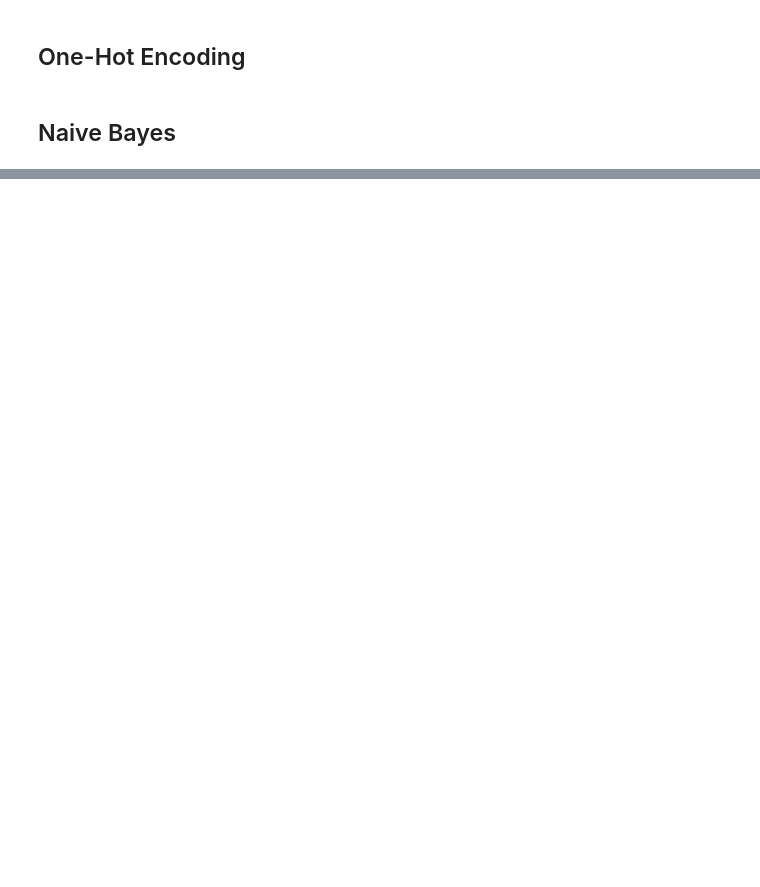
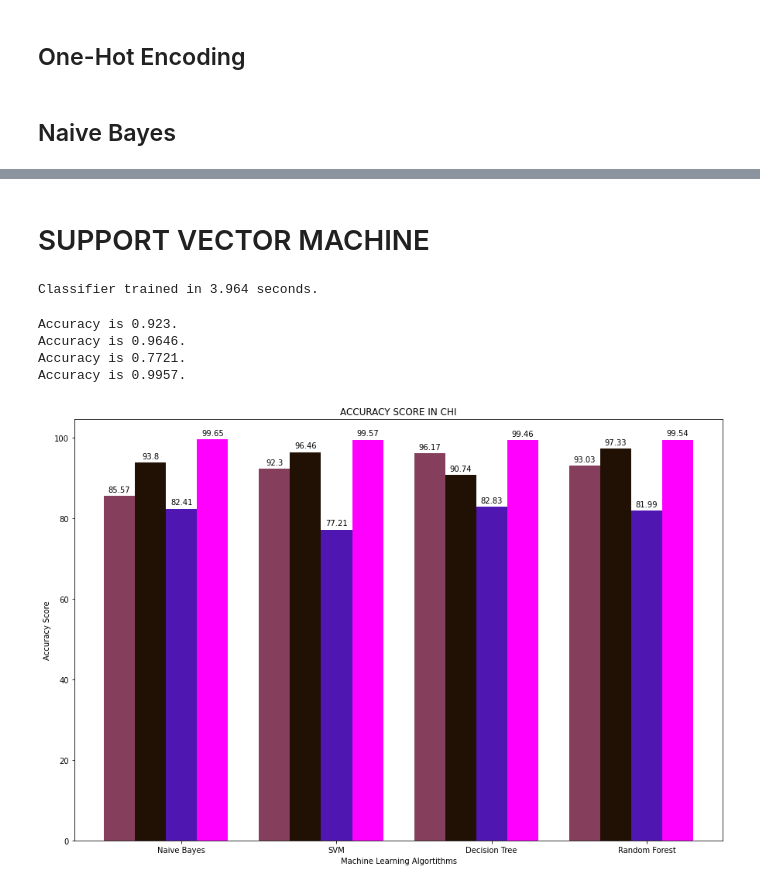
Before and after one commit to Bezes13/LSC, a Jupyter notebook: Projekt_NIDS/NIDS_Belzer_Wendt_main.ipynb, the cells around one changed output, grey strips where cells are left out. Saved outputs shown, nothing was run; the diff lists cells and outputs as text; code cells hidden in the pictures; blank space fills up the shorter version.

```diff
--- a/Projekt_NIDS/NIDS_Belzer_Wendt_main.ipynb
+++ b/Projekt_NIDS/NIDS_Belzer_Wendt_main.ipynb
@@ -583,3 +643,6 @@ Classifier trained in 0.092 seconds.
 # %%
 predDT1 = clf1.predict(X_DoS_test)
+predDT2 = clf2.predict(X_Probe_test)
+predDT3 = clf3.predict(X_R2L_test)
+predDT4 = clf4.predict(X_U2R_test)
 # %%
@@ -588,0 +662,73 @@ accuracy_score(Y_DoS_test, predDT1)
+# %% [markdown]
+# SUPPORT VECTOR MACHINE
+# %%
+from sklearn.svm import LinearSVC
+clf1= LinearSVC(random_state=0)
+clf2= LinearSVC(random_state=0)
+clf3= LinearSVC(random_state=0)
+clf4= LinearSVC(random_state=0)
+t0 = time()
+clf1.fit(X_DoS, Y_DoS)
+clf2.fit(X_Probe, Y_Probe)
+clf3.fit(X_R2L, Y_R2L)
+clf4.fit(X_U2R, Y_U2R)
+tt5 = time() - t0
+print("Classifier trained in {} seconds.".format(round(tt5, 3)))
+# %% [output]
+Classifier trained in 3.964 seconds.
+# %%
+predSVM1 = clf1.predict(X_DoS_test)
+predSVM2 = clf2.predict(X_Probe_test)
+predSVM3 = clf3.predict(X_R2L_test)
+predSVM4 = clf4.predict(X_U2R_test)
+# %%
+accSVM1 = accuracy_score(Y_DoS_test, predSVM1)
+accSVM2 = accuracy_score(Y_Probe_test, predSVM2)
+accSVM3 = accuracy_score(Y_R2L_test, predSVM3)
+accSVM4 = accuracy_score(Y_U2R_test, predSVM4)
+print("Accuracy is {}.".format(round(accSVM1, 4)))
+print("Accuracy is {}.".format(round(accSVM2, 4)))
+print("Accuracy is {}.".format(round(accSVM3, 4)))
+print("Accuracy is {}.".format(round(accSVM4, 4)))
+# %% [output]
+Accuracy is 0.923.
+Accuracy is 0.9646.
+Accuracy is 0.7721.
+Accuracy is 0.9957.
+# %%
+def addlabels(x,y):
+    for i in range(len(x)):
+        plt.text(i-0.4, y[i]+1, round(y[i],2), ha = 'center')
+def addlabels2(x,y):
+    for i in range(len(x)):
+        plt.text(i-0.2, y[i]+1, round(y[i],2), ha = 'center')
+def addlabels3(x,y):
+    for i in range(len(x)):
+        plt.text(i, y[i]+1, round(y[i],2), ha = 'center')
+def addlabels4(x,y):
+    for i in range(len(x)):
+        plt.text(i+0.2, y[i]+1, round(y[i],2), ha = 'center')
+
+names=['Naive Bayes','SVM','Decision Tree','Random Forest']
+AccuracyScore1=[accNB1*100,accSVM1*100,accDT1*100,accRF1*100]
+AccuracyScore2=[accNB2*100,accSVM2*100,accDT2*100,accRF2*100]
+AccuracyScore3=[accNB3*100,accSVM3*100,accDT3*100,accRF3*100]
+AccuracyScore4=[accNB4*100,accSVM4*100,accDT4*100,accRF4*100]
+plt.figure(figsize=(15,10))
+X_axis = np.arange(len(names))
+plt.bar(X_axis-0.4,AccuracyScore1,0.2,color='#853F5C')
+plt.bar(X_axis-0.2,AccuracyScore2,0.2,color='#211105')
+plt.bar(X_axis+0.2,AccuracyScore4,0.2,color='magenta')
+plt.bar(X_axis,AccuracyScore3,0.2,color='#5016B1')
+addlabels(names, AccuracyScore1)
+addlabels2(names, AccuracyScore2)
+addlabels3(names, AccuracyScore3)
+addlabels4(names, AccuracyScore4)
+plt.title("ACCURACY SCORE IN CHI")
+plt.xlabel("Machine Learning Algortithms")
+plt.ylabel("Accuracy Score")
+plt.xticks(X_axis, names)
+#plt.legend(names)
+plt.savefig("Accuracy in CHI",dpi=500)
+# %% [output]
+[figure, added]
```
Also changed, not shown: parts of 16 cells of this notebook.
